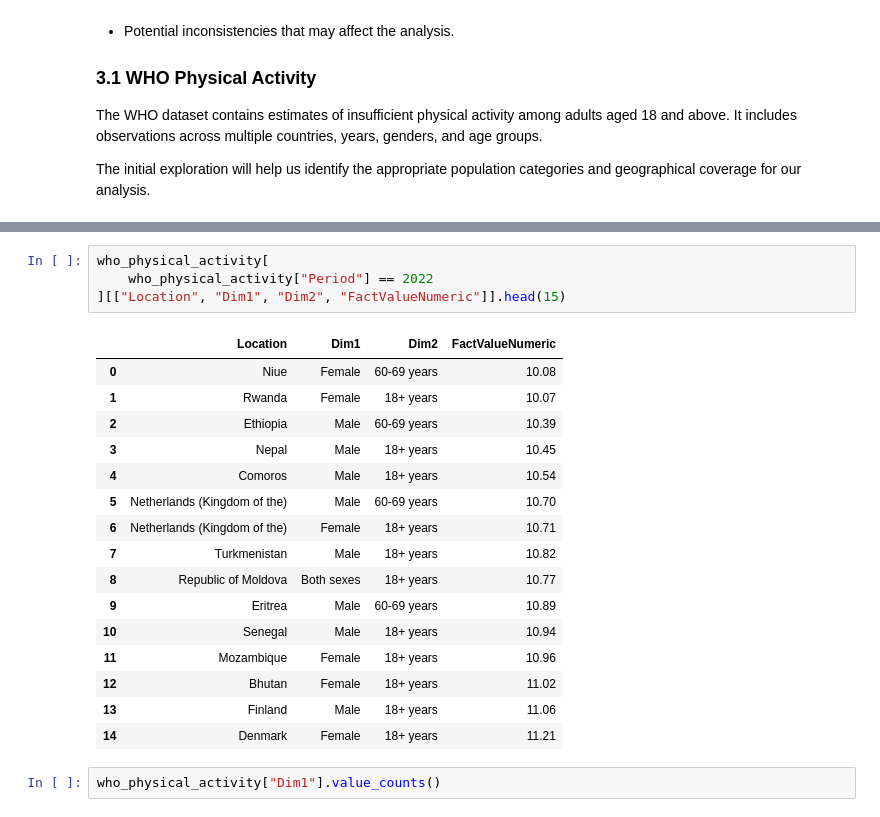
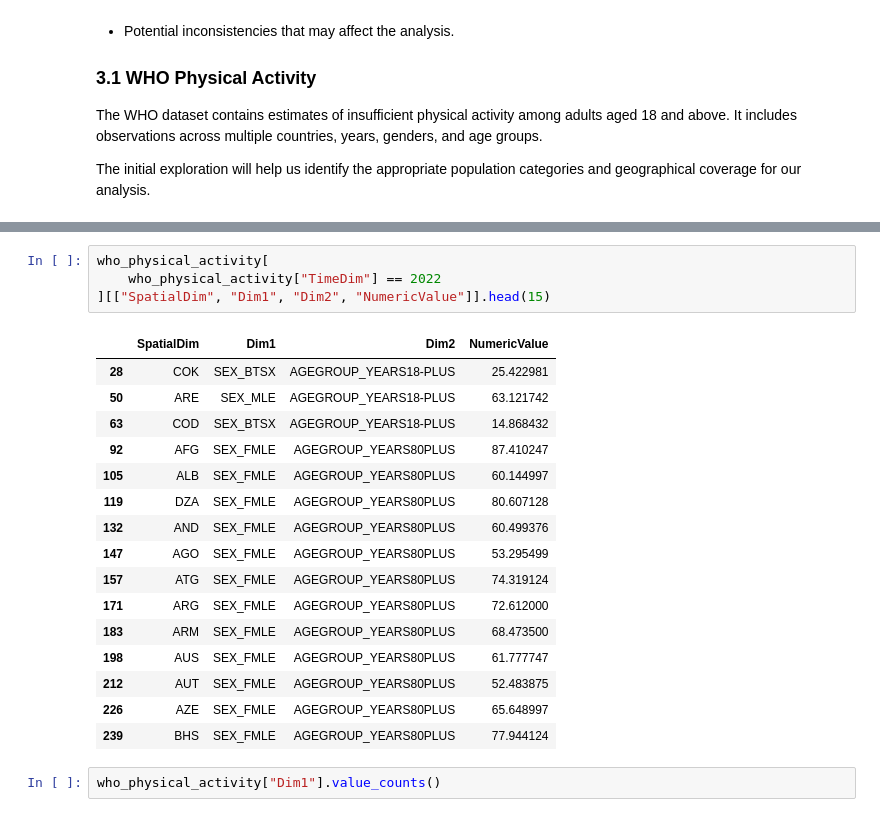
Before and after one commit to Edgybug/european-physical-activity-and-public-health, a Jupyter notebook: notebooks/01_data_exploration.ipynb, the cells around one changed output, grey strips where cells are left out. Cells and saved outputs as stored; diff of their text form.

```diff
--- a/notebooks/01_data_exploration.ipynb
+++ b/notebooks/01_data_exploration.ipynb
@@ -172,24 +205,24 @@ Name: count, dtype: int64
 # %%
 who_physical_activity[
-    who_physical_activity["Period"] == 2022
-][["Location", "Dim1", "Dim2", "FactValueNumeric"]].head(15)
+    who_physical_activity["TimeDim"] == 2022
+][["SpatialDim", "Dim1", "Dim2", "NumericValue"]].head(15)
 # %% [output]
-|  | Location | Dim1 | Dim2 | FactValueNumeric |
-| 0 | Niue | Female | 60-69 years | 10.08 |
-| 1 | Rwanda | Female | 18+ years | 10.07 |
-| 2 | Ethiopia | Male | 60-69 years | 10.39 |
-| 3 | Nepal | Male | 18+ years | 10.45 |
-| 4 | Comoros | Male | 18+ years | 10.54 |
-| 5 | Netherlands (Kingdom of the) | Male | 60-69 years | 10.70 |
-| 6 | Netherlands (Kingdom of the) | Female | 18+ years | 10.71 |
-| 7 | Turkmenistan | Male | 18+ years | 10.82 |
-| 8 | Republic of Moldova | Both sexes | 18+ years | 10.77 |
-| 9 | Eritrea | Male | 60-69 years | 10.89 |
-| 10 | Senegal | Male | 18+ years | 10.94 |
-| 11 | Mozambique | Female | 18+ years | 10.96 |
-| 12 | Bhutan | Female | 18+ years | 11.02 |
-| 13 | Finland | Male | 18+ years | 11.06 |
-| 14 | Denmark | Female | 18+ years | 11.21 |
+|  | SpatialDim | Dim1 | Dim2 | NumericValue |
+| 28 | COK | SEX_BTSX | AGEGROUP_YEARS18-PLUS | 25.422981 |
+| 50 | ARE | SEX_MLE | AGEGROUP_YEARS18-PLUS | 63.121742 |
+| 63 | COD | SEX_BTSX | AGEGROUP_YEARS18-PLUS | 14.868432 |
+| 92 | AFG | SEX_FMLE | AGEGROUP_YEARS80PLUS | 87.410247 |
+| 105 | ALB | SEX_FMLE | AGEGROUP_YEARS80PLUS | 60.144997 |
+| 119 | DZA | SEX_FMLE | AGEGROUP_YEARS80PLUS | 80.607128 |
+| 132 | AND | SEX_FMLE | AGEGROUP_YEARS80PLUS | 60.499376 |
+| 147 | AGO | SEX_FMLE | AGEGROUP_YEARS80PLUS | 53.295499 |
+| 157 | ATG | SEX_FMLE | AGEGROUP_YEARS80PLUS | 74.319124 |
+| 171 | ARG | SEX_FMLE | AGEGROUP_YEARS80PLUS | 72.612000 |
+| 183 | ARM | SEX_FMLE | AGEGROUP_YEARS80PLUS | 68.473500 |
+| 198 | AUS | SEX_FMLE | AGEGROUP_YEARS80PLUS | 61.777747 |
+| 212 | AUT | SEX_FMLE | AGEGROUP_YEARS80PLUS | 52.483875 |
+| 226 | AZE | SEX_FMLE | AGEGROUP_YEARS80PLUS | 65.648997 |
+| 239 | BHS | SEX_FMLE | AGEGROUP_YEARS80PLUS | 77.944124 |
 # %%
 who_physical_activity["Dim1"].value_counts()
 # %% [output]
```
Also changed, not shown: parts of 17 cells of this notebook.
